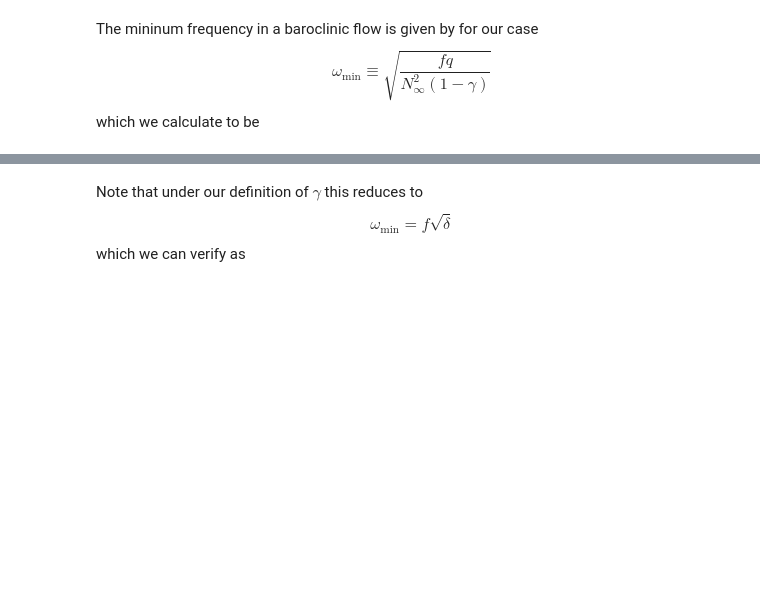
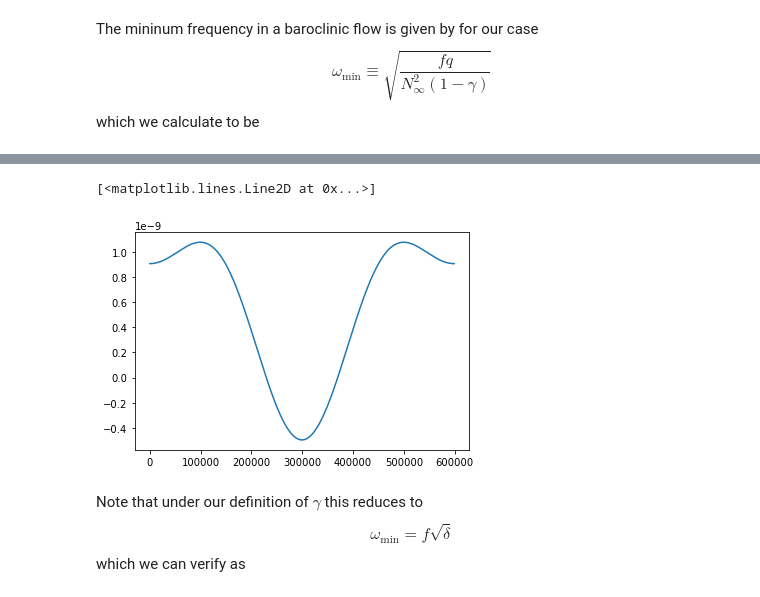
Before and after one commit to loganpknudsen/BottomBoundaryLayer, a Jupyter notebook: parameter_space_check.ipynb, the cells around one changed output, grey strips where cells are left out. Saved outputs shown, nothing was run; the diff lists cells and outputs as text; code cells hidden in the pictures; blank space fills up the shorter version.

```diff
--- a/parameter_space_check.ipynb
+++ b/parameter_space_check.ipynb
@@ -6,10 +6,10 @@ import math as mt
 The parameters for the simulation are declared:
 # %%
 N2 = 1e-5 # s^-2, interior stratification
-theta = 5e-3 # angle of the slope
+theta = 0.01 # angle of the slope
 f = 1e-4 # s^-1 coriolis parameter
-Vinf = 0.05 # m s^-1 interior velocity
-delta = 0.5
+Vinf = 0.1 # m s^-1 interior velocity
+delta = 0.1
 # %% [markdown]
 The Slope Burger Number is defined as
 $$ S_\infty = \dfrac{N_\infty\theta}{f}$$
@@ -24,6 +24,6 @@ The gamma parameter is defined to be
 $$ \gamma = (1+S_\infty^2)^{-1}$$
 so we calculate it to be
 # %%
-gamma = (1+Sinf**2)**(-1) #(1+Sinf**2*(1-delta))**(-1) # 0 PV parameter
+gamma = (1+Sinf**2*(1-delta))**(-1) #(1+Sinf**2*(1-delta))**(-1) # 0 PV parameter
 gamma
 # %% [output]
@@ -89,7 +89,7 @@ fstar/2
 The initial conditions and the shear parameter are declared below:
 # %%
 delta = 0.1 # perturbed shear parameter
-vo = (gamma*delta*N2*theta)/f # s^-1 initial pertubation shear v
+vo = (gamma*N2*theta)/(f*delta) # s^-1 initial pertubation shear v
 # %%
 (1e-4*3.44e-11/(1e-5*(1-gamma)))**(0.5)
 # %% [output]
@@ -142,3 +136,9 @@ plt.plot(PV_t)
+# %%
+PV_t = (f-theta*(vo*delta-perts[1]))*(N2*(1-gamma)-perts[-1])-(vo*delta-perts[1])*N2*theta*gamma
+plt.plot(PV_t)
+# %% [output]
+[<matplotlib.lines.Line2D at 0x...>]
+[figure, added]
 # %% [markdown]
 Note that under our definition of $\gamma$ this reduces to
 $$\omega_{\text{min}}=f\sqrt{\delta}$$
```
Also changed, not shown: parts of 19 cells of this notebook, 2 other files.
